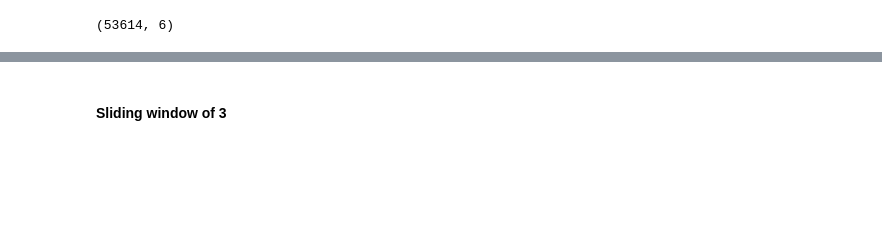
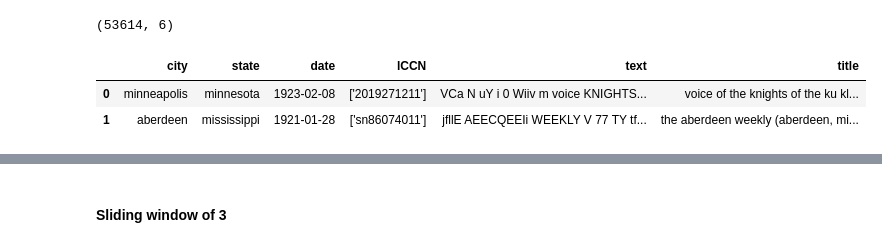
Before and after one commit to park-jay/kkk, a Jupyter notebook: nlp4dh/only-kkk/data-cleaning.ipynb, the cells around one changed output, grey strips where cells are left out. Drawn from its saved outputs; the diff is of its cells as text; code cells hidden in the pictures; blank space fills up the shorter version.

```diff
--- a/nlp4dh/only-kkk/data-cleaning.ipynb
+++ b/nlp4dh/only-kkk/data-cleaning.ipynb
@@ -14,3 +14,9 @@ df=pd.read_feather('/Volumes/T7/chroniclingamerica/kkk/revival_kkk_all.feather')
 df.shape
 # %% [output]
 (53614, 6)
+# %%
+df.head(2)
+# %% [output]
+|  | city | state | date | lCCN | text | title |
+| 0 | minneapolis | minnesota | 1923-02-08 | ['2019271211'] | VCa N uY i 0 Wiiv m voice KNIGHTS... | voice of the knights of the ku kl... |
+| 1 | aberdeen | mississippi | 1921-01-28 | ['sn86074011'] | jfllE AEECQEEIi WEEKLY V 77 TY tf... | the aberdeen weekly (aberdeen, mi... |
```
Also changed, not shown: parts of 9 cells of this notebook.
